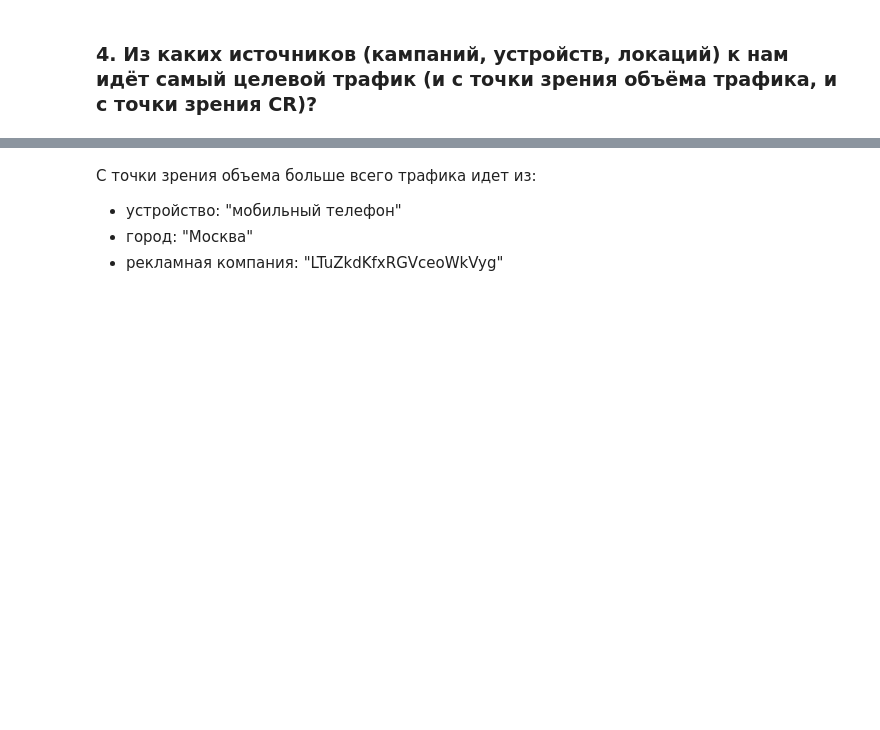
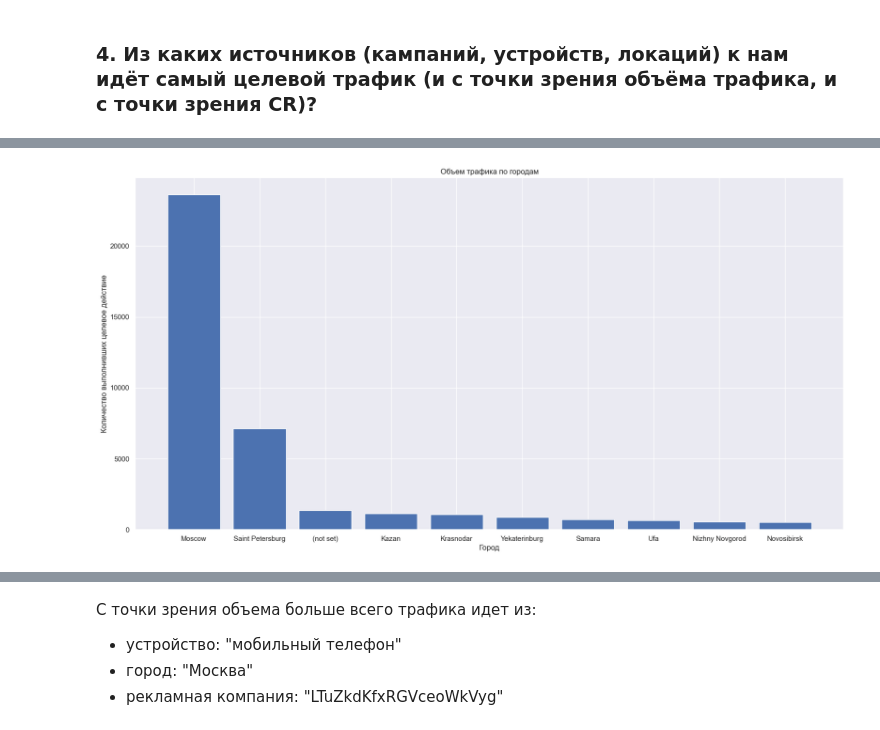
Before and after one commit to proger-n/SberAutopodpiska_analysis, a Jupyter notebook: JupyterNotebooks/final_project_1.ipynb, the cells around one changed output, grey strips where cells are left out. Cells and saved outputs as stored; diff of their text form; code cells hidden in the pictures; blank space fills up the shorter version.

```diff
--- a/JupyterNotebooks/final_project_1.ipynb
+++ b/JupyterNotebooks/final_project_1.ipynb
@@ -637 +664,14 @@ df_united_clean
+# %%
+df_city_tv = df_united_clean.groupby(['city'], as_index=False) \
+                        .agg({'target': 'sum'}) \
+                        .sort_values('target', ascending=False) \
+                        .rename(columns={'target': 'success_amount'}).head(10)
+# %%
+plt.figure(figsize=(20, 10))
+plt.bar(df_city_tv.city, df_city_tv.success_amount)
+plt.xlabel('Город')
+plt.ylabel('Количество выполнивших целевое действие')
+plt.title('Объем трафика по городам');
+# %% [output]
+[figure, added]
 # %%
```
Also changed, not shown: parts of 39 cells of this notebook.
